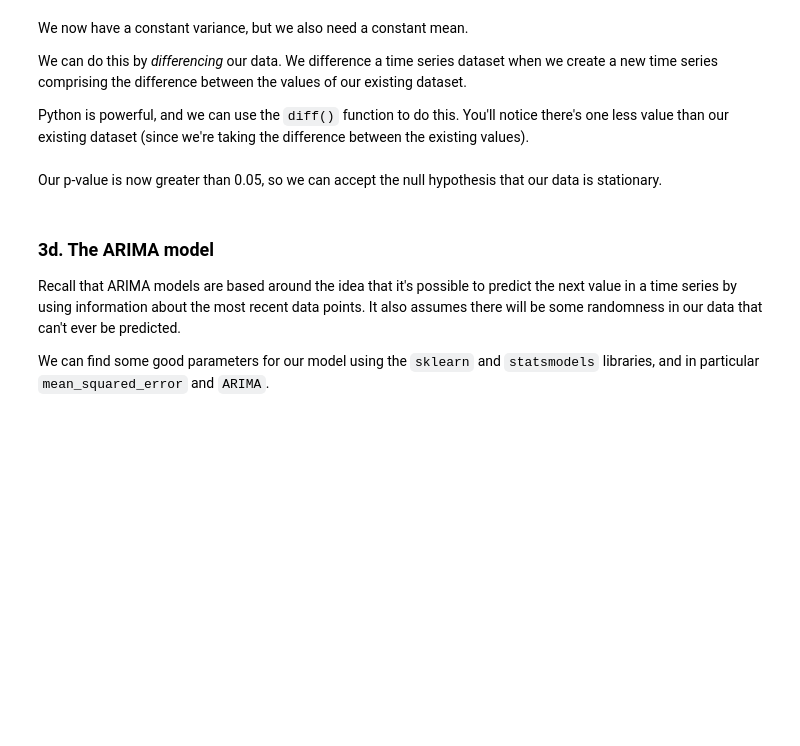
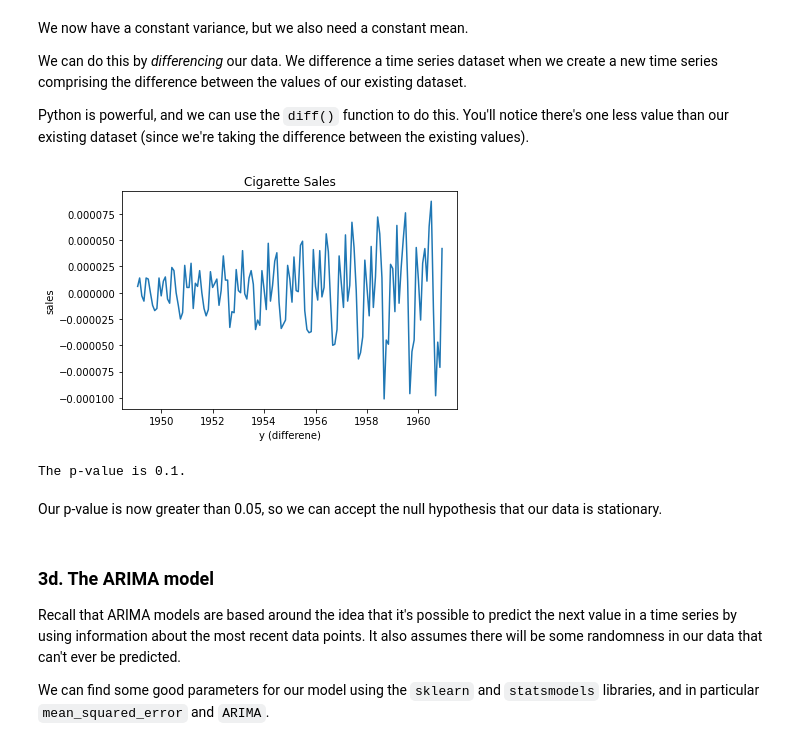
Before and after one commit to dmclark53/Springboard, a Jupyter notebook: Cowboy-Cigarettes/Cowboy Cigarettes Case Study - Tier 3.ipynb, the cells around one changed output. Drawn from its saved outputs; the diff is of its cells as text; code cells hidden in the pictures; blank space fills up the shorter version.

```diff
--- a/Cowboy-Cigarettes/Cowboy Cigarettes Case Study - Tier 3.ipynb
+++ b/Cowboy-Cigarettes/Cowboy Cigarettes Case Study - Tier 3.ipynb
@@ -320,3 +335,18 @@ _ _ _
+# %%
+y_diff = y_log.diff()
+# %%
+plt.plot(y_diff)
+plt.title('Cigarette Sales')
+plt.xlabel('y (differene)')
+plt.ylabel('sales')
+plt.show()
+# %% [output]
+[figure, added]
+# %%
+p_value = kpss(y_diff.dropna(), nlags='auto')[1]
+print(f'The p-value is {p_value}.')
+# %% [output]
+The p-value is 0.1.
 # %% [markdown]
 Our p-value is now greater than 0.05, so we can accept the null hypothesis that our data is stationary.
 # %% [markdown]
```
Also changed, not shown: parts of 28 cells of this notebook.
